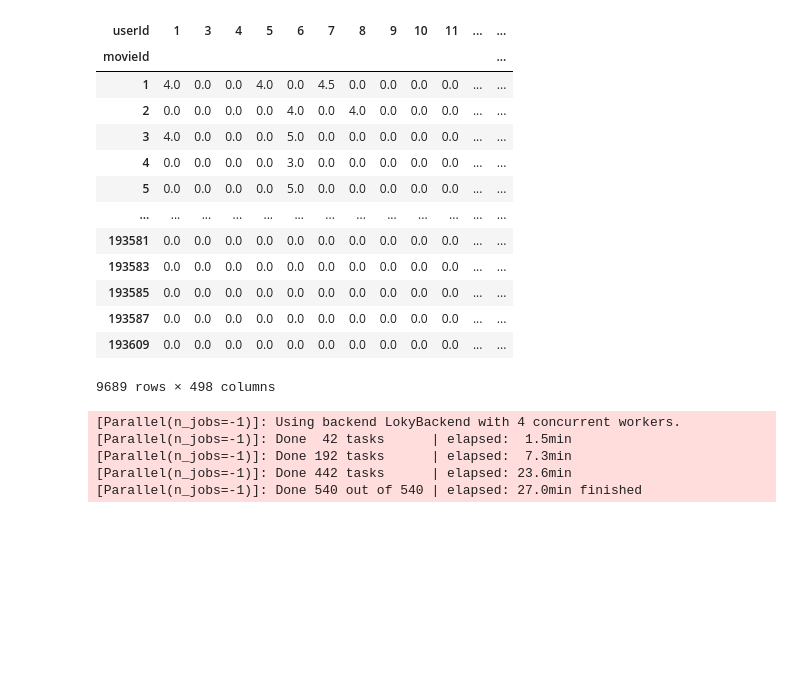
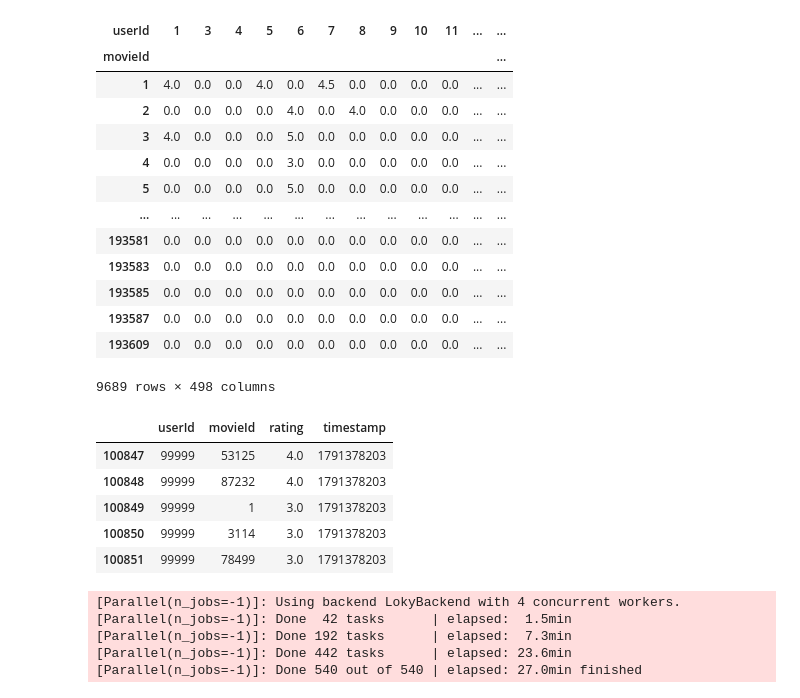
Before and after one commit to saadaliasghar1045-ops/Movie_recommender-Hybrid-, a Jupyter notebook: src/notebooks/cleaning.ipynb, the cells around one changed output. Drawn from its saved outputs; the diff is of its cells as text; code cells hidden in the pictures; blank space fills up the shorter version.

```diff
--- a/src/notebooks/cleaning.ipynb
+++ b/src/notebooks/cleaning.ipynb
@@ -236,4 +247,51 @@ from surprise.model_selection import train_test_split
 from surprise import SVD
+# %%
+import pandas as pd
+import time
+
+# 1. Define a unique User ID
+MY_USER_ID = 99999
+
+# 2. Define your ratings (movieId, rating)
+my_custom_ratings = [
+    # Shawshank Redemption (5.0)
+    {"userId": MY_USER_ID, "movieId": 318, "rating": 5.0},
+
+    # Harry Potter Series (5.0)
+    {"userId": MY_USER_ID, "movieId": 4896, "rating": 5.0},
+    {"userId": MY_USER_ID, "movieId": 5816, "rating": 5.0},
+    {"userId": MY_USER_ID, "movieId": 8368, "rating": 5.0},
+    {"userId": MY_USER_ID, "movieId": 40815, "rating": 5.0},
+    {"userId": MY_USER_ID, "movieId": 54001, "rating": 5.0},
+    {"userId": MY_USER_ID, "movieId": 69844, "rating": 5.0},
+    {"userId": MY_USER_ID, "movieId": 81834, "rating": 5.0},
+    {"userId": MY_USER_ID, "movieId": 88125, "rating": 5.0},
+
+    # Pirates of the Caribbean Series (4.0)
+    {"userId": MY_USER_ID, "movieId": 6539, "rating": 4.0},
+    {"userId": MY_USER_ID, "movieId": 45722, "rating": 4.0},
+    {"userId": MY_USER_ID, "movieId": 53125, "rating": 4.0},
+    {"userId": MY_USER_ID, "movieId": 87232, "rating": 4.0},
+
+    # Toy Story Series (3.0)
+    {"userId": MY_USER_ID, "movieId": 1, "rating": 3.0},
+    {"userId": MY_USER_ID, "movieId": 3114, "rating": 3.0},
+    {"userId": MY_USER_ID, "movieId": 78499, "rating": 3.0},
+]
+# 3. Create DataFrame
+my_ratings_df = pd.DataFrame(my_custom_ratings)
+my_ratings_df['timestamp'] = int(time.time())
+# %%
+new_ratings = pd.concat([ratings,my_ratings_df],ignore_index=True)
+# %%
+new_ratings.tail()
+# %% [output]
+|  | userId | movieId | rating | timestamp |
+| 100847 | 99999 | 53125 | 4.0 | 1791378203 |
+| 100848 | 99999 | 87232 | 4.0 | 1791378203 |
+| 100849 | 99999 | 1 | 3.0 | 1791378203 |
+| 100850 | 99999 | 3114 | 3.0 | 1791378203 |
+| 100851 | 99999 | 78499 | 3.0 | 1791378203 |
 # %%
 reader = Reader(
     rating_scale=(
```
Also changed, not shown: parts of 11 cells of this notebook, 3 other files.
